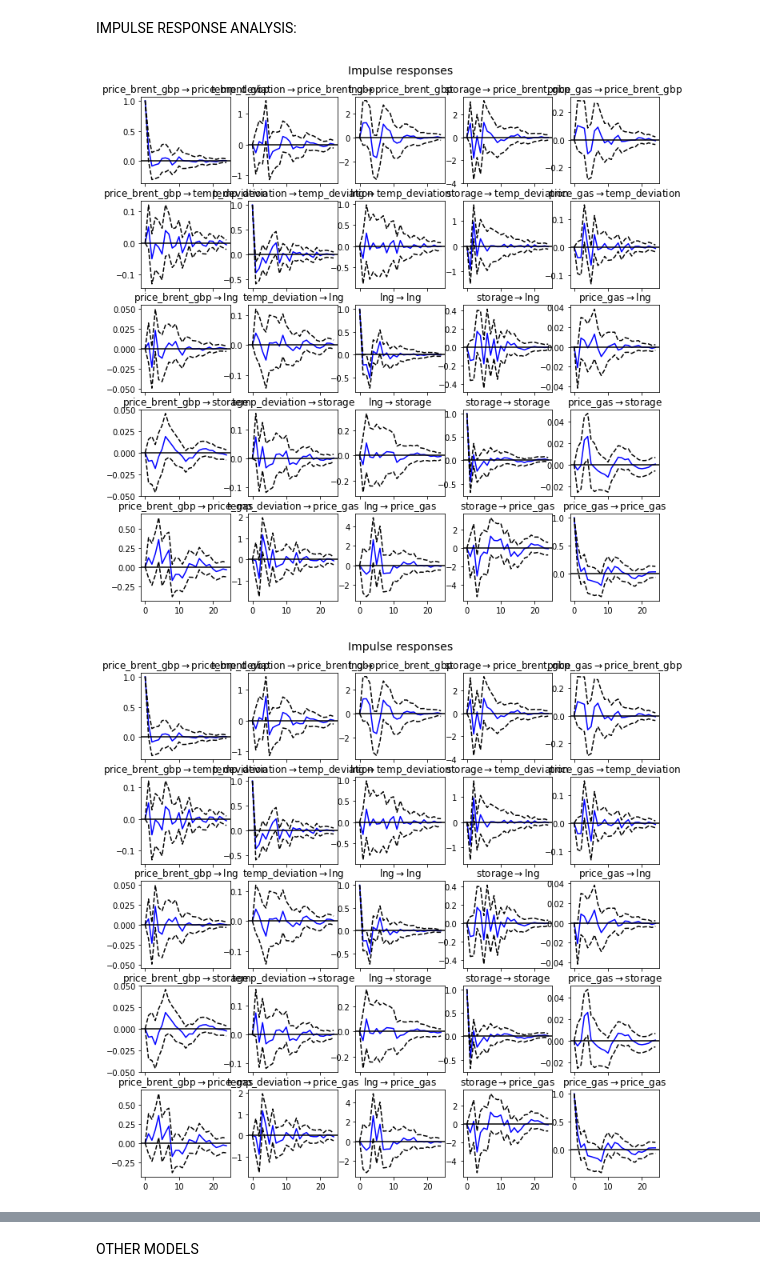
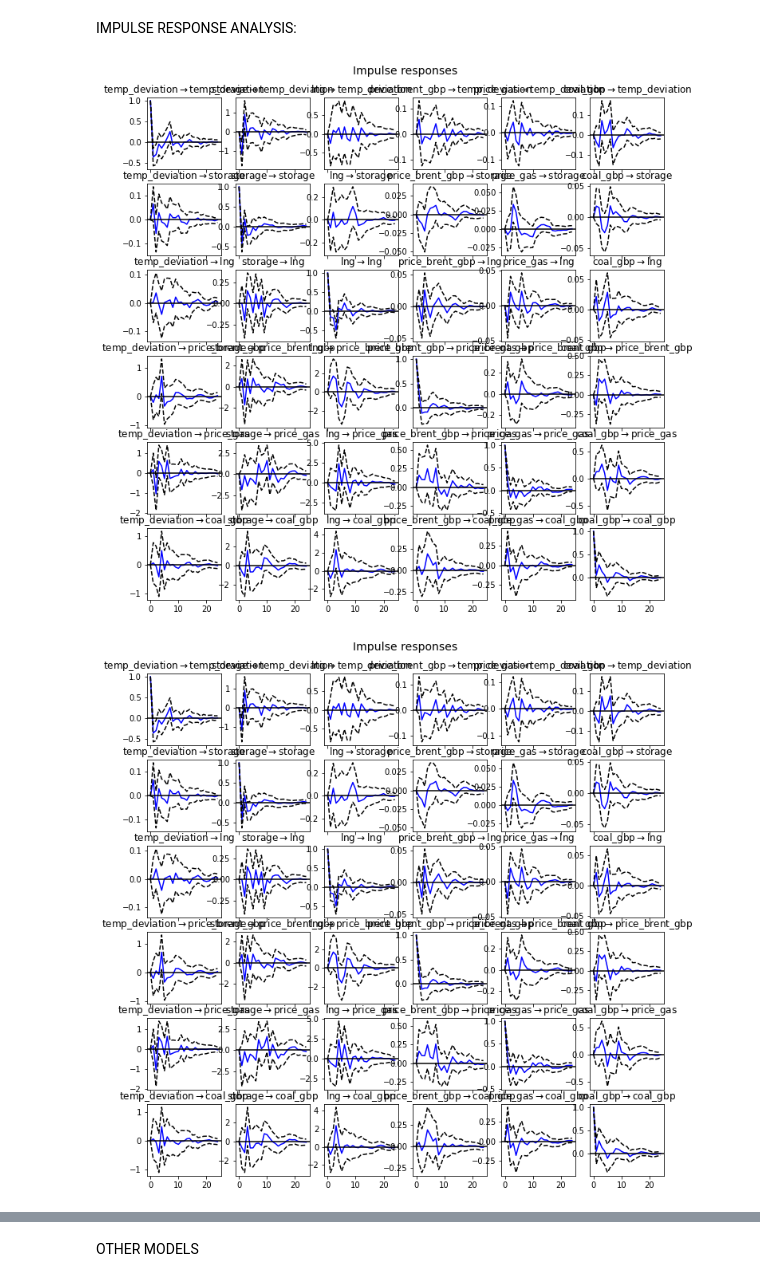
Before and after one commit to lruffie/GasPriceDecomp, a Jupyter notebook: VAR_monthly.ipynb, the cells around one changed output, grey strips where cells are left out. Cells and saved outputs as stored; diff of their text form; code cells hidden in the pictures.

```diff
--- a/VAR_monthly.ipynb
+++ b/VAR_monthly.ipynb
@@ -13,7 +13,7 @@ import seaborn as sns
 DATA PREPARATION
 # %%
 data_df=pd.read_excel('Gas Data processed.xlsx',sheet_name="code_monthly_deflated")
-df=data_df.loc[15:140,["months", "price_gas", "price_brent_gbp","open_interest_gas","lng","storage","temperature","euas","supply","coal_gbp","eurgbp","gbpusd","churn","temp_deviation"]]
+df=data_df.loc[2:140,["months", "price_gas", "price_brent_gbp","open_interest_gas","lng","storage","temperature","euas","supply","coal_gbp","eurgbp","gbpusd","churn","temp_deviation"]]
 print(df)
 
 #start at 15 for churn
@@ -53,7 +53,7 @@ dcoal=df.coal_gbp
 dchurn=df.churn
 
 time= df.months
-DataSeries=[dtempdev, dstore, dlng, dprice_brent_gbp, dprice_gas]
+DataSeries=[dtempdev, dstore, dlng, dprice_brent_gbp, dprice_gas, dcoal]
 #DataSeries=[dprice_gas,dsupply, dlng, dstore, dtemp, dtempdev]
 
 #DataSeries=[dprice_gas,dprice_brent_gbp,dOI,dstore,dlng,dtemp,dsupply,dEUAs,dchurn,dtempdev,dEUR,dUSD,dcoal]
@@ -466,9 +457,10 @@ model_fit.fevd(n).plot()
 # %% [markdown]
 IMPULSE RESPONSE ANALYSIS:
 # %%
-irf = model_fit.irf(24)
-irf.plot()
+Impulse = model_fit.irf(24)
+
+Impulse.plot()
 # %% [output]
-[figure, old version]
+[figure, new version]
-[figure, old version]
+[figure, new version]
 # %%
```
Also changed, not shown: parts of 29 cells of this notebook, 2 other files.
